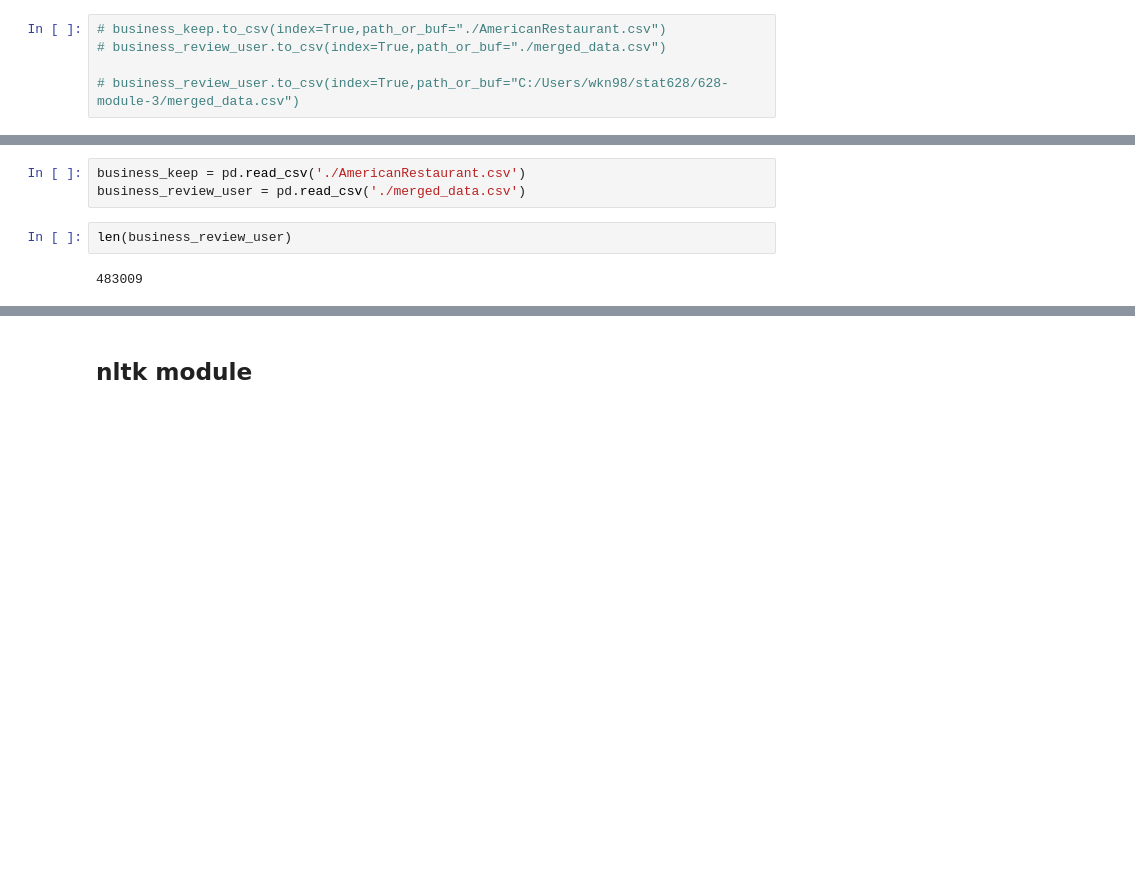
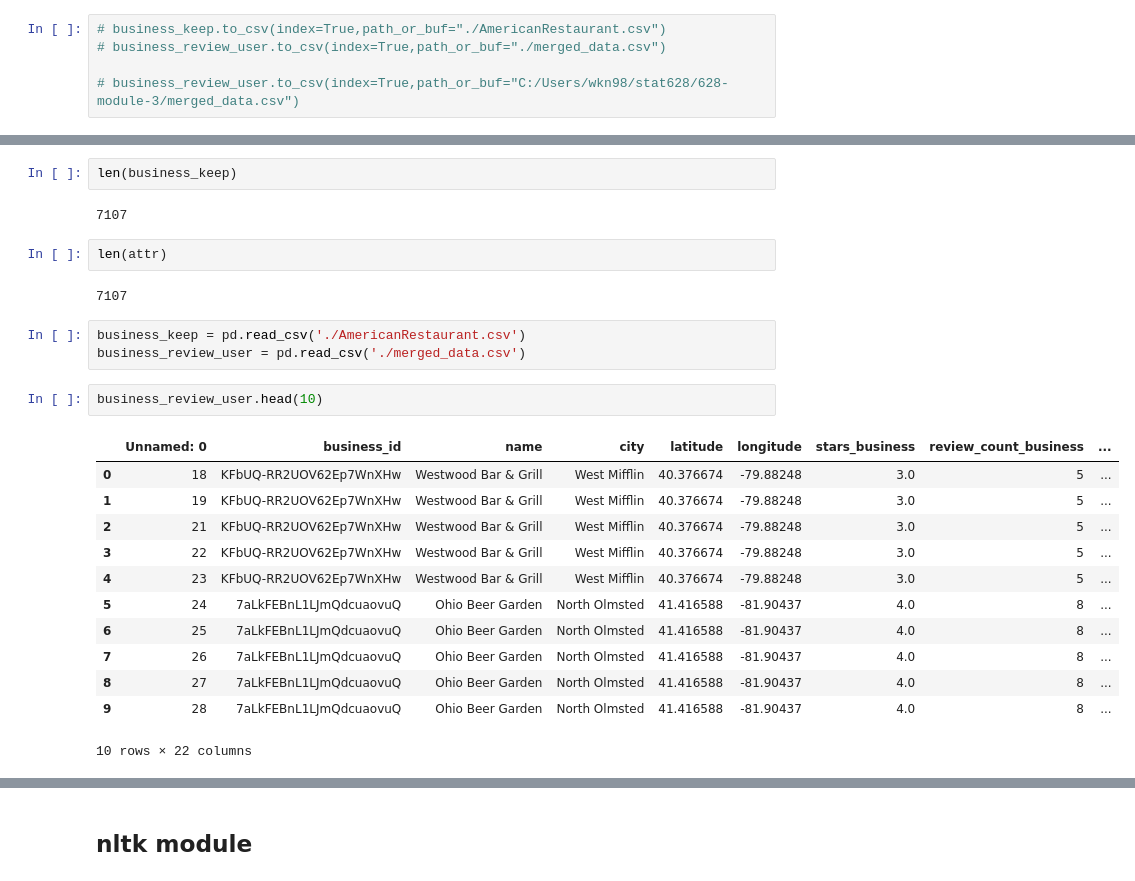
Before and after one commit to clarefrost/628-module-3, a Jupyter notebook: 628 module 3.ipynb, the cells around one changed output, grey strips where cells are left out. Saved outputs shown, nothing was run; the diff lists cells and outputs as text; blank space fills up the shorter version.

```diff
--- a/628 module 3.ipynb
+++ b/628 module 3.ipynb
@@ -189,7 +257,26 @@
+# %%
+len(business_keep)
+# %% [output]
+7107
+# %%
+len(attr)
+# %% [output]
+7107
 # %%
 business_keep = pd.read_csv('./AmericanRestaurant.csv')
 business_review_user = pd.read_csv('./merged_data.csv')
-# %%
-len(business_review_user)
-# %% [output]
-483009
+# %%
+business_review_user.head(10)
+# %% [output]
+|  | Unnamed: 0 | business_id | name | city | latitude | longitude | stars_business | review_count_business | ... |
+| 0 | 18 | KFbUQ-RR2UOV62Ep7WnXHw | Westwood Bar & Grill | West Mifflin | 40.376674 | -79.88248 | 3.0 | 5 | ... |
+| 1 | 19 | KFbUQ-RR2UOV62Ep7WnXHw | Westwood Bar & Grill | West Mifflin | 40.376674 | -79.88248 | 3.0 | 5 | ... |
+| 2 | 21 | KFbUQ-RR2UOV62Ep7WnXHw | Westwood Bar & Grill | West Mifflin | 40.376674 | -79.88248 | 3.0 | 5 | ... |
+| 3 | 22 | KFbUQ-RR2UOV62Ep7WnXHw | Westwood Bar & Grill | West Mifflin | 40.376674 | -79.88248 | 3.0 | 5 | ... |
+| 4 | 23 | KFbUQ-RR2UOV62Ep7WnXHw | Westwood Bar & Grill | West Mifflin | 40.376674 | -79.88248 | 3.0 | 5 | ... |
+| 5 | 24 | 7aLkFEBnL1LJmQdcuaovuQ | Ohio Beer Garden | North Olmsted | 41.416588 | -81.90437 | 4.0 | 8 | ... |
+| 6 | 25 | 7aLkFEBnL1LJmQdcuaovuQ | Ohio Beer Garden | North Olmsted | 41.416588 | -81.90437 | 4.0 | 8 | ... |
+| 7 | 26 | 7aLkFEBnL1LJmQdcuaovuQ | Ohio Beer Garden | North Olmsted | 41.416588 | -81.90437 | 4.0 | 8 | ... |
+| 8 | 27 | 7aLkFEBnL1LJmQdcuaovuQ | Ohio Beer Garden | North Olmsted | 41.416588 | -81.90437 | 4.0 | 8 | ... |
+| 9 | 28 | 7aLkFEBnL1LJmQdcuaovuQ | Ohio Beer Garden | North Olmsted | 41.416588 | -81.90437 | 4.0 | 8 | ... |
+10 rows × 22 columns
```
Also changed, not shown: parts of 17 cells of this notebook.
